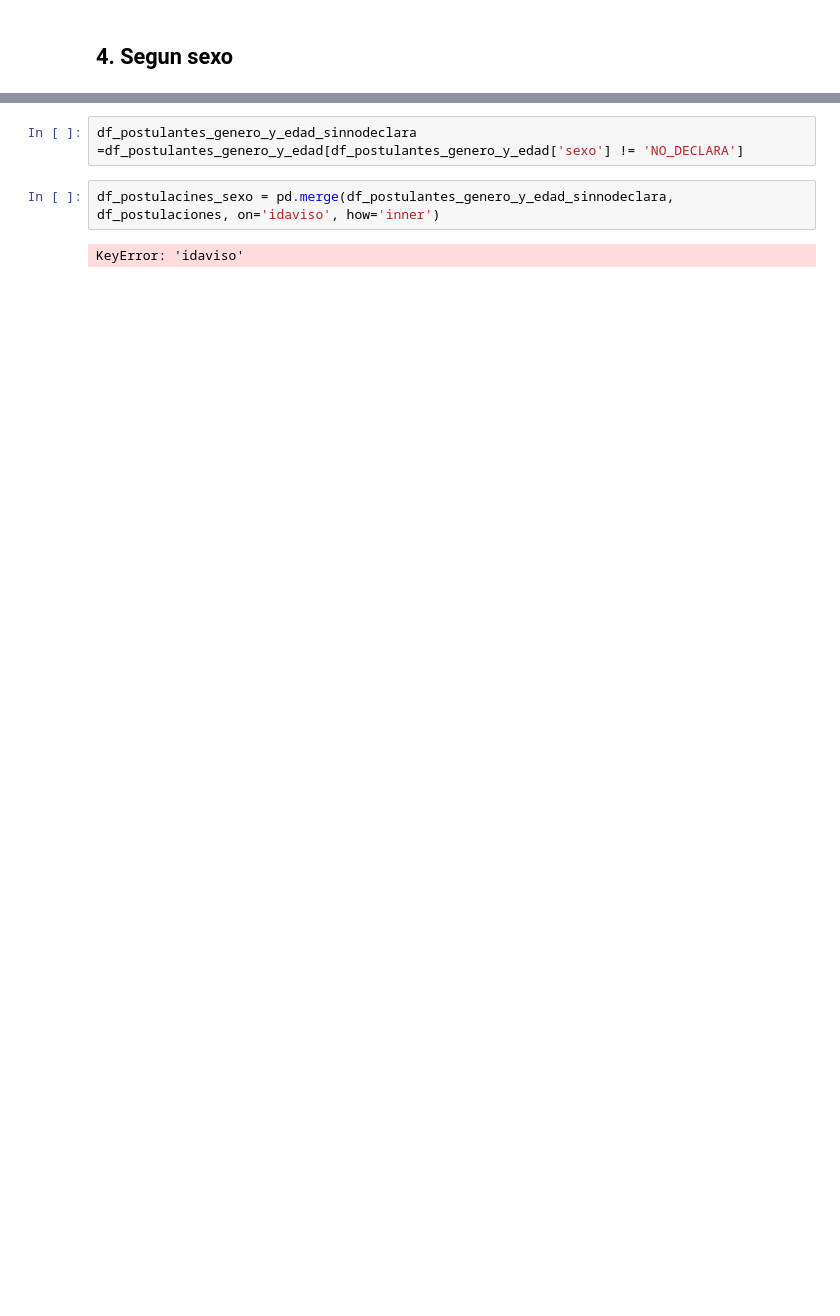
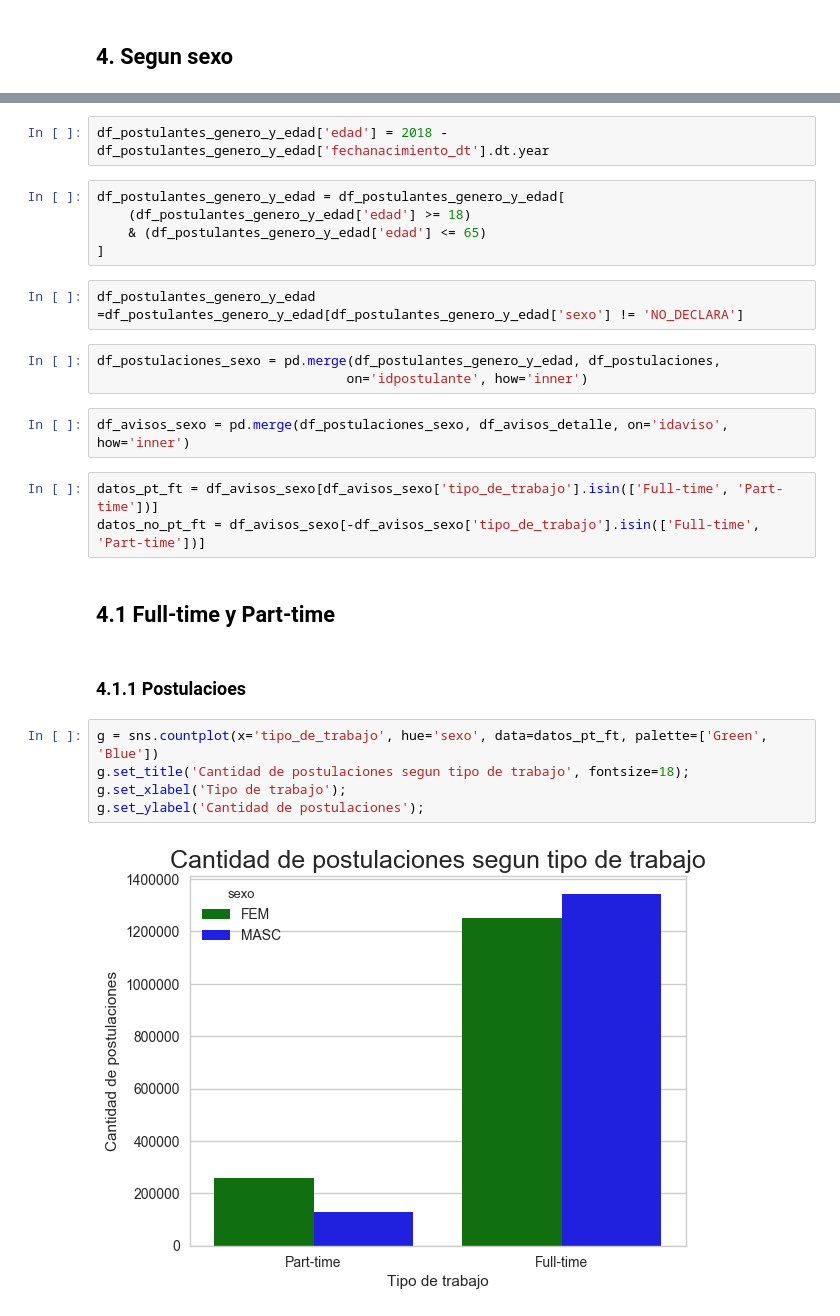
Before and after one commit to GastonMontes/75.06-Datos-TP1, a Jupyter notebook: Notebooks/Estudio de tipos de trabajo.ipynb, the cells around one changed output, grey strips where cells are left out. Drawn from its saved outputs; the diff is of its cells as text; blank space fills up the shorter version.

```diff
--- a/Notebooks/Estudio de tipos de trabajo.ipynb
+++ b/Notebooks/Estudio de tipos de trabajo.ipynb
@@ -175,6 +186,28 @@ g = sns.heatmap(tabla, cmap='magma_r', linewidths=0.5)
+# %%
+df_postulantes_genero_y_edad['edad'] = 2018 - df_postulantes_genero_y_edad['fechanacimiento_dt'].dt.year
+# %%
+df_postulantes_genero_y_edad = df_postulantes_genero_y_edad[
+    (df_postulantes_genero_y_edad['edad'] >= 18)
+    & (df_postulantes_genero_y_edad['edad'] <= 65)
+]
 # %%
-df_postulantes_genero_y_edad_sinnodeclara =df_postulantes_genero_y_edad[df_postulantes_genero_y_edad['sexo'] != 'NO_DECLARA']
+df_postulantes_genero_y_edad =df_postulantes_genero_y_edad[df_postulantes_genero_y_edad['sexo'] != 'NO_DECLARA']
 # %%
-df_postulacines_sexo = pd.merge(df_postulantes_genero_y_edad_sinnodeclara, df_postulaciones, on='idaviso', how='inner')
+df_postulaciones_sexo = pd.merge(df_postulantes_genero_y_edad, df_postulaciones,
+                                on='idpostulante', how='inner')
-# %% [output]
-KeyError: 'idaviso'
+# %%
+df_avisos_sexo = pd.merge(df_postulaciones_sexo, df_avisos_detalle, on='idaviso', how='inner')
+# %%
+datos_pt_ft = df_avisos_sexo[df_avisos_sexo['tipo_de_trabajo'].isin(['Full-time', 'Part-time'])]
+datos_no_pt_ft = df_avisos_sexo[-df_avisos_sexo['tipo_de_trabajo'].isin(['Full-time', 'Part-time'])]
+# %% [markdown]
+## 4.1 Full-time y Part-time
+# %% [markdown]
+### 4.1.1 Postulacioes
+# %%
+g = sns.countplot(x='tipo_de_trabajo', hue='sexo', data=datos_pt_ft, palette=['Green', 'Blue'])
+g.set_title('Cantidad de postulaciones segun tipo de trabajo', fontsize=18);
+g.set_xlabel('Tipo de trabajo');
+g.set_ylabel('Cantidad de postulaciones');
+# %% [output]
+[figure, added]
```
Also changed, not shown: parts of 45 cells of this notebook.
